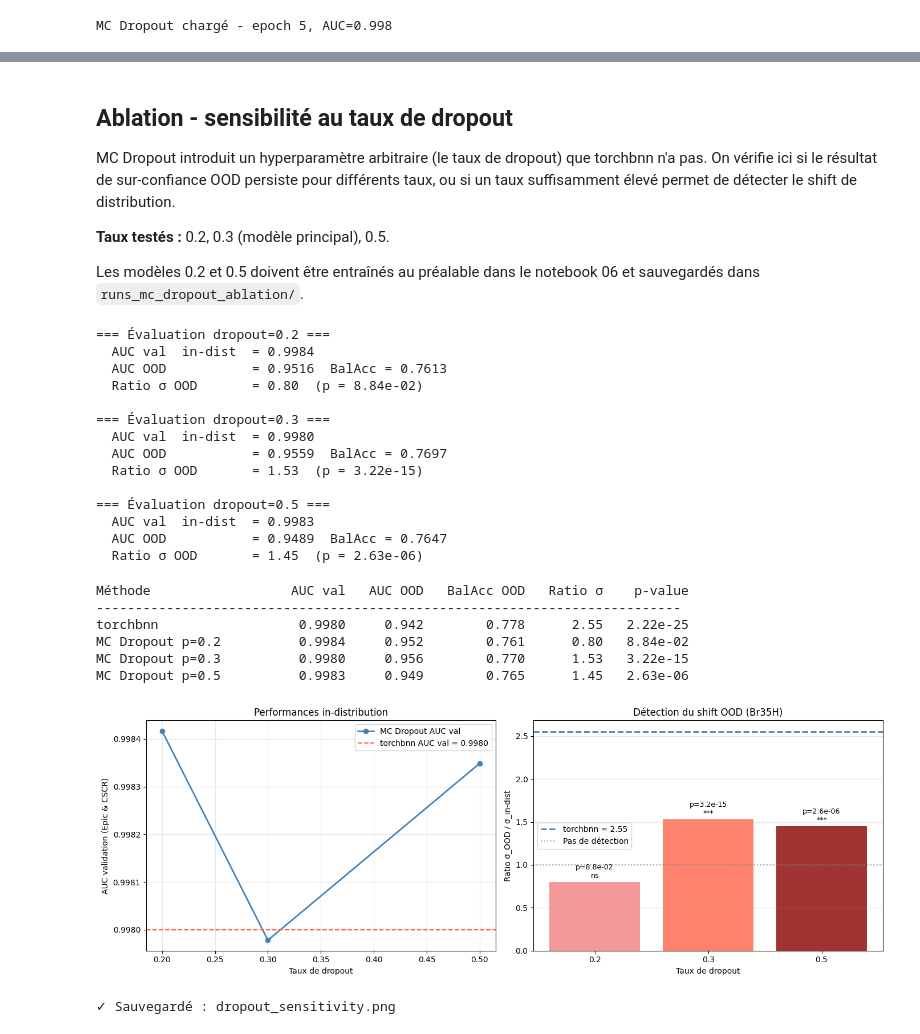
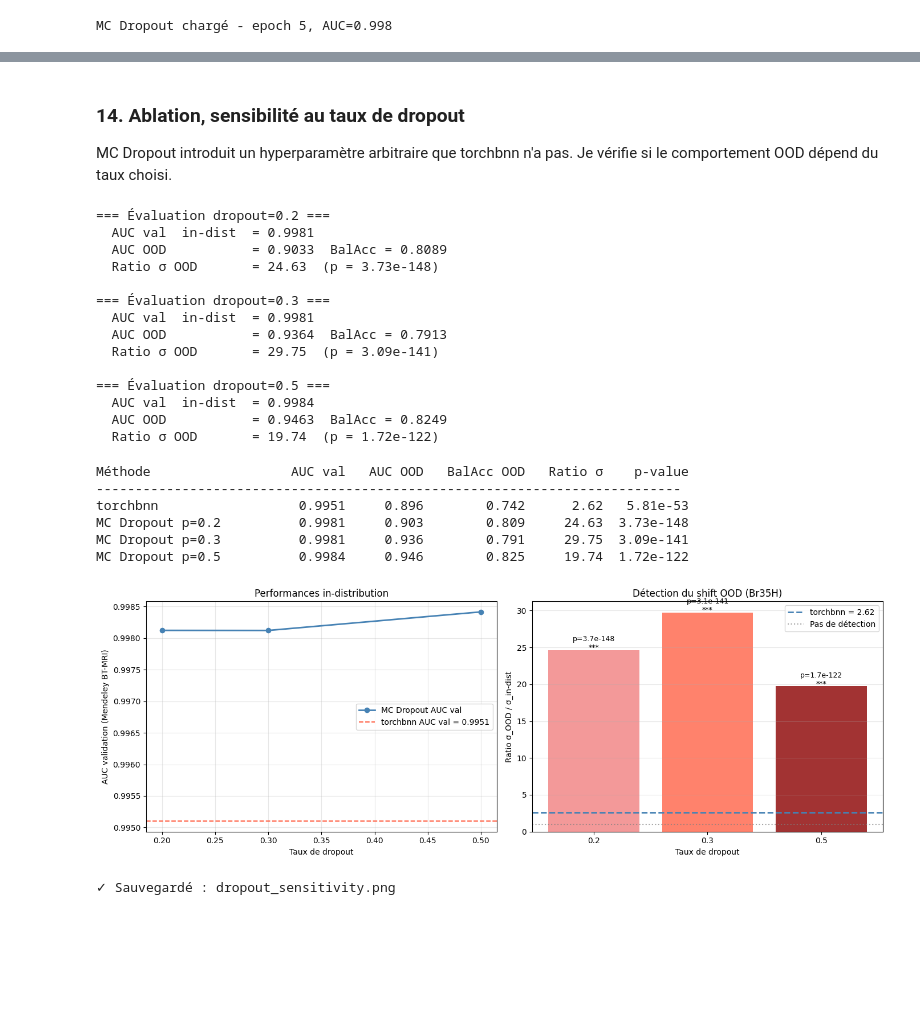
Before and after one commit to teodulga/memoire-m2-bnn-irm, a Jupyter notebook: 07_br35h.ipynb, the cells around one changed output, grey strips where cells are left out. Drawn from its saved outputs; the diff is of its cells as text; code cells hidden in the pictures; blank space fills up the shorter version.

```diff
--- a/07_br35h.ipynb
+++ b/07_br35h.ipynb
@@ -826,40 +880,31 @@ Gain en accuracy par triage (top 50% les plus confiantes) :
 # %% [markdown]
-## Ablation - sensibilité au taux de dropout
+### 14. Ablation, sensibilité au taux de dropout
 
-MC Dropout introduit un hyperparamètre arbitraire (le taux de dropout) que torchbnn n'a pas. On vérifie ici si le résultat de sur-confiance OOD persiste pour différents taux, ou si un taux suffisamment élevé permet de détecter le shift de distribution.
-
-**Taux testés :** 0.2, 0.3 (modèle principal), 0.5.
-
-Les modèles 0.2 et 0.5 doivent être entraînés au préalable dans le notebook 06 et sauvegardés dans `runs_mc_dropout_ablation/`.
+MC Dropout introduit un hyperparamètre arbitraire que torchbnn n'a pas. Je vérifie si le comportement OOD dépend du taux choisi.
 # %%
-class MCDropoutMultimodalNet(nn.Module):
-    def __init__(self, num_classes=4, clinical_dim=1, dropout=0.3):
+class MCDropoutImageOnly(nn.Module):
+    def __init__(self, num_classes=4, dropout=0.3):
         super().__init__()
-        backbone    = models.resnet18(weights="IMAGENET1K_V1")
+        backbone = models.resnet18(weights="IMAGENET1K_V1")
         backbone.fc = nn.Identity()
-        self.cnn    = backbone
+        self.cnn = backbone
         for name, param in self.cnn.named_parameters():
             if "layer4" in name or "layer3" in name:
                 param.requires_grad = True
             else:
                 param.requires_grad = False
-        self.clinical_mlp = nn.Sequential(
-            nn.Linear(clinical_dim, 64), nn.ReLU(),
-            nn.Linear(64, 64),          nn.ReLU(),
-            nn.Linear(64, 32),          nn.ReLU(),
+        self.head = nn.Sequential(
+            nn.Dropout(dropout),
+            nn.Linear(512, 256), nn.ReLU(),
+            nn.Dropout(dropout),
+            nn.Linear(256, num_classes)
         )
-        self.head = nn.Sequential(
-            nn.Linear(544, 256), nn.ReLU(), nn.Dropout(dropout),
-            nn.Linear(256, 128), nn.ReLU(), nn.Dropout(dropout),
-            nn.Linear(128, num_classes),
-        )
-    def forward(self, img, clinical):
-        img_feat      = self.cnn(img)
-        clinical_feat = self.clinical_mlp(clinical)
-        fused         = torch.cat([img_feat, clinical_feat], dim=1)
-        return self.head(fused)
+
+    def forward(self, img, clin=None):
+        return self.head(self.cnn(img))
+
     def enable_mc_dropout(self):
-        for m in self.head.modules():
+        for m in self.modules():
             if isinstance(m, nn.Dropout):
                 m.train()
 
@@ -867,10 +912,9 @@ class MCDropoutMultimodalNet(nn.Module):
 def predict_with_model(model_obj, img_tensor, clinical=0.5, n_passes=MC_PASSES):
     model_obj.eval()
     model_obj.enable_mc_dropout()
-    clin_t = torch.tensor([[clinical]], dtype=torch.float32).to(device)
     with torch.no_grad():
         passes = torch.stack([
-            torch.softmax(model_obj(img_tensor, clin_t), dim=1)
+            torch.softmax(model_obj(img_tensor), dim=1)
             for _ in range(n_passes)
         ])
     return passes.mean(dim=0).cpu().numpy()[0], passes.std(dim=0).cpu().numpy()[0]
@@ -924,7 +968,7 @@ checkpoints  = {
 results_ablation = {}
 for rate, ckpt_path in checkpoints.items():
     print(f"\n=== Évaluation dropout={rate} ===")
-    m = MCDropoutMultimodalNet(dropout=rate).to(device)
+    m = MCDropoutImageOnly(dropout=rate).to(device)
     ckpt = torch.load(ckpt_path, map_location=device, weights_only=False)
     m.load_state_dict(ckpt["model_state"])
     auc_id_saved = ckpt.get("auc", float("nan"))
@@ -936,25 +980,25 @@ for rate, ckpt_path in checkpoints.items():
     print(f"  Ratio σ OOD       = {r['ratio_ood']:.2f}  (p = {r['pval_ood']:.2e})")
 # %% [output]
 === Évaluation dropout=0.2 ===
-  AUC val  in-dist  = 0.9984
-  AUC OOD           = 0.9516  BalAcc = 0.7613
-  Ratio σ OOD       = 0.80  (p = 8.84e-02)
+  AUC val  in-dist  = 0.9981
+  AUC OOD           = 0.9033  BalAcc = 0.8089
+  Ratio σ OOD       = 24.63  (p = 3.73e-148)
 
 === Évaluation dropout=0.3 ===
-  AUC val  in-dist  = 0.9980
-  AUC OOD           = 0.9559  BalAcc = 0.7697
-  Ratio σ OOD       = 1.53  (p = 3.22e-15)
+  AUC val  in-dist  = 0.9981
+  AUC OOD           = 0.9364  BalAcc = 0.7913
+  Ratio σ OOD       = 29.75  (p = 3.09e-141)
 
 === Évaluation dropout=0.5 ===
-  AUC val  in-dist  = 0.9983
-  AUC OOD           = 0.9489  BalAcc = 0.7647
-  Ratio σ OOD       = 1.45  (p = 2.63e-06)
+  AUC val  in-dist  = 0.9984
+  AUC OOD           = 0.9463  BalAcc = 0.8249
+  Ratio σ OOD       = 19.74  (p = 1.72e-122)
 # %%
 print(f"\n{'Méthode':<22} {'AUC val':>9} {'AUC OOD':>9} {'BalAcc OOD':>12} {'Ratio σ':>9} {'p-value':>10}")
 print("-" * 75)
 
 torchbnn_row = {
-    "AUC_val":    0.9980,
+    "AUC_val":    0.9951,
     "AUC_ood":    m_bnn["AUC"],
     "BalAcc_ood": m_bnn["BalAcc"],
     "ratio_ood":  np.median(sigma_ood) / np.median(sigma_in),
@@ -978,37 +1022,37 @@ auc_ids_val = [results_ablation[r]["AUC_id_val"] for r in rates]
 
 axes[0].plot(rates, auc_ids_val, marker="o", color="steelblue", linewidth=2,
              label="MC Dropout AUC val")
 axes[0].axhline(torchbnn_row["AUC_val"], color="tomato", linestyle="--",
                 label=f"torchbnn AUC val = {torchbnn_row['AUC_val']:.4f}")
 axes[0].set_xlabel("Taux de dropout")
-axes[0].set_ylabel("AUC validation (Epic & CSCR)")
+axes[0].set_ylabel("AUC validation (Mendeley BT-MRI)")
 axes[0].set_title("Performances in-distribution")
 axes[0].grid(True, alpha=0.3); axes[0].legend()
 
 bars = axes[1].bar([str(r) for r in rates], ratios,
                    color=["lightcoral", "tomato", "darkred"], alpha=0.8)
 axes[1].axhline(torchbnn_row["ratio_ood"], color="steelblue", linestyle="--",
                 linewidth=2, label=f"torchbnn = {torchbnn_row['ratio_ood']:.2f}")
 axes[1].axhline(1.0, color="gray", linestyle=":", alpha=0.7, label="Pas de détection")
 for bar, p in zip(bars, pvals):
     sig = "ns" if p > 0.05 else ("*" if p > 0.01 else ("**" if p > 0.001 else "***"))
     axes[1].text(bar.get_x() + bar.get_width()/2, bar.get_height() + 0.05,
                  f"p={p:.1e}\n{sig}", ha="center", fontsize=9)
 axes[1].set_xlabel("Taux de dropout")
 axes[1].set_ylabel("Ratio σ_OOD / σ_in-dist")
 axes[1].set_title("Détection du shift OOD (Br35H)")
 axes[1].grid(True, alpha=0.3, axis="y"); axes[1].legend()
 
 plt.tight_layout()
 plt.savefig(f"{SAVE_DIR}/dropout_sensitivity.png", dpi=150)
 plt.show()
 print("✓ Sauvegardé : dropout_sensitivity.png")
 # %% [output]
 Méthode                  AUC val   AUC OOD   BalAcc OOD   Ratio σ    p-value
 ---------------------------------------------------------------------------
-torchbnn                  0.9980     0.942        0.778      2.55   2.22e-25
-MC Dropout p=0.2          0.9984     0.952        0.761      0.80   8.84e-02
-MC Dropout p=0.3          0.9980     0.956        0.770      1.53   3.22e-15
-MC Dropout p=0.5          0.9983     0.949        0.765      1.45   2.63e-06
+torchbnn                  0.9951     0.896        0.742      2.62   5.81e-53
+MC Dropout p=0.2          0.9981     0.903        0.809     24.63  3.73e-148
+MC Dropout p=0.3          0.9981     0.936        0.791     29.75  3.09e-141
+MC Dropout p=0.5          0.9984     0.946        0.825     19.74  1.72e-122
-[figure, old version]
+[figure, new version]
 ✓ Sauvegardé : dropout_sensitivity.png
```
Also changed, not shown: parts of 37 cells of this notebook, 9 other files.
